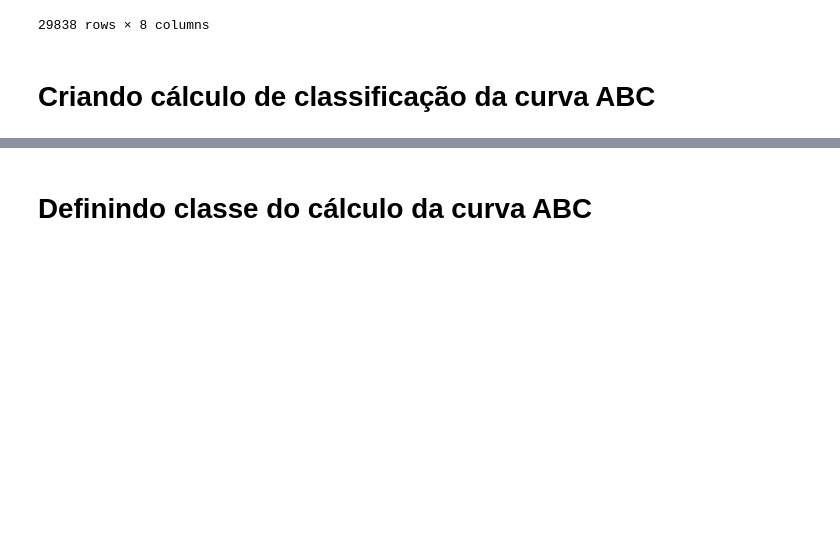
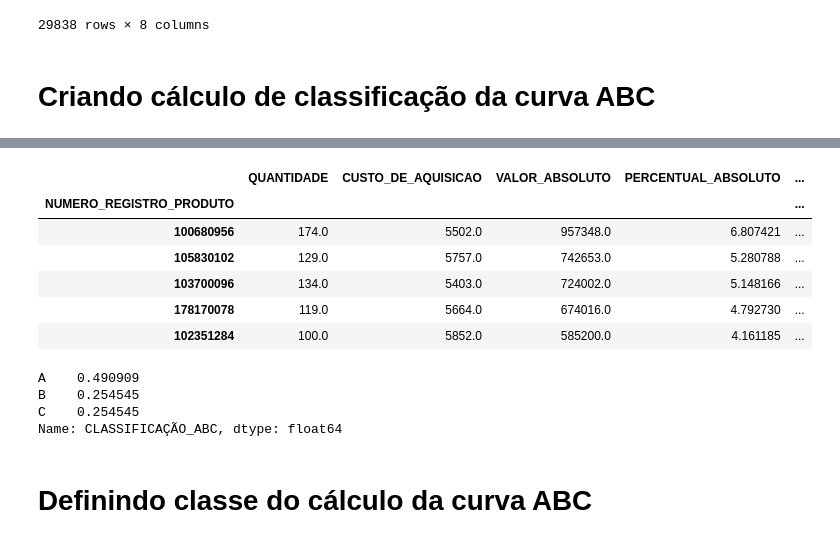
Before and after one commit to tonylincon1/MVP-Predict-Stock, a Jupyter notebook: src/notebooks_test/testing_ABC_curve.ipynb, the cells around one changed output, grey strips where cells are left out. Drawn from its saved outputs; the diff is of its cells as text; code cells hidden in the pictures; blank space fills up the shorter version.

```diff
--- a/src/notebooks_test/testing_ABC_curve.ipynb
+++ b/src/notebooks_test/testing_ABC_curve.ipynb
@@ -55,2 +123,29 @@ conect_data.load_table('../../data/data_ingestion/', 'ingestion.itens_input', 'c
+# %%
+ABC = []
+for idx, linha in data_ABC.iterrows():
+    if int(linha.PERCENTUAL_ABSOLUTO_ACUMULADO) <= 80:
+        ABC.append("A")
+    elif int(linha.PERCENTUAL_ABSOLUTO_ACUMULADO) > 80 and int(linha.PERCENTUAL_ABSOLUTO_ACUMULADO) <= 95:
+        ABC.append("B")
+    elif int(linha.PERCENTUAL_ABSOLUTO_ACUMULADO) > 95:
+        ABC.append("C")
+
+data_ABC["CLASSIFICAÇÃO_ABC"] = ABC
+data_ABC.head()
+# %% [output]
+|  | QUANTIDADE | CUSTO_DE_AQUISICAO | VALOR_ABSOLUTO | PERCENTUAL_ABSOLUTO | ... |
+| NUMERO_REGISTRO_PRODUTO |  |  |  |  | ... |
+| 100680956 | 174.0 | 5502.0 | 957348.0 | 6.807421 | ... |
+| 105830102 | 129.0 | 5757.0 | 742653.0 | 5.280788 | ... |
+| 103700096 | 134.0 | 5403.0 | 724002.0 | 5.148166 | ... |
+| 178170078 | 119.0 | 5664.0 | 674016.0 | 4.792730 | ... |
+| 102351284 | 100.0 | 5852.0 | 585200.0 | 4.161185 | ... |
+# %%
+data_ABC.CLASSIFICAÇÃO_ABC.value_counts() / data_ABC.CLASSIFICAÇÃO_ABC.count()
+# %% [output]
+A    0.490909
+B    0.254545
+C    0.254545
+Name: CLASSIFICAÇÃO_ABC, dtype: float64
 # %% [markdown]
 # Definindo classe do cálculo da curva ABC
```
Also changed, not shown: parts of 11 cells of this notebook, 14 other files.
